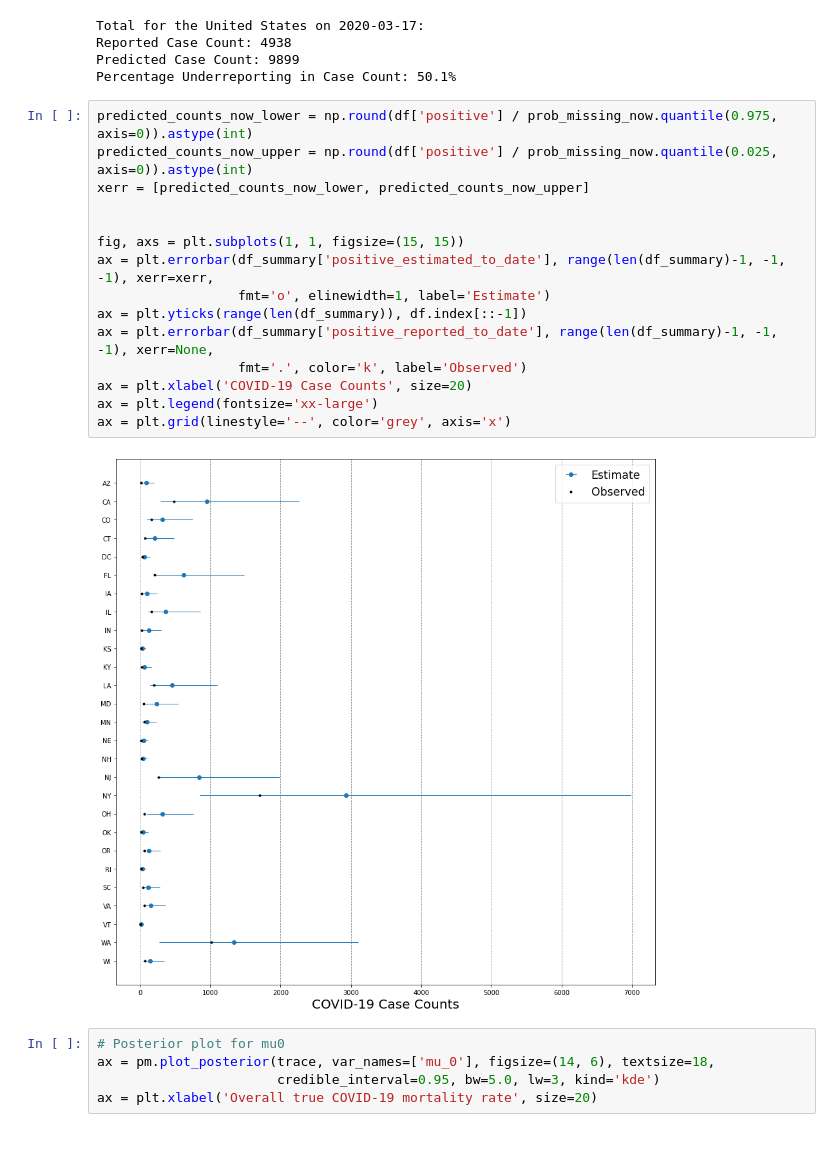
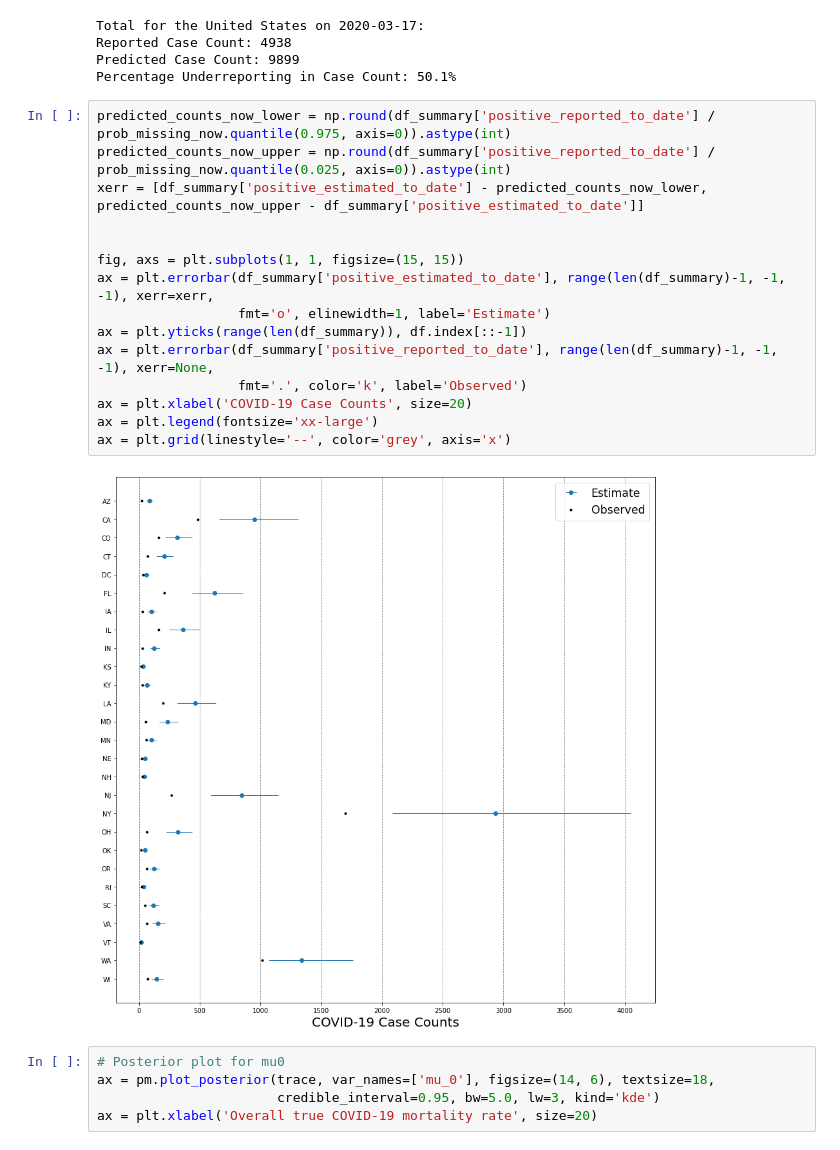
Before and after one commit to jwrichar/COVID19-mortality, a Jupyter notebook: State-wise Unreported COVID-19 Cases in the U.S..ipynb, the cells around one changed output. Cells and saved outputs as stored; diff of their text form.

Commit message:
Bug fix in xerr array

```diff
--- a/State-wise Unreported COVID-19 Cases in the U.S..ipynb
+++ b/State-wise Unreported COVID-19 Cases in the U.S..ipynb
@@ -164,22 +164,22 @@ Reported Case Count: 4938
 Predicted Case Count: 9899
 Percentage Underreporting in Case Count: 50.1%
 # %%
-predicted_counts_now_lower = np.round(df['positive'] / prob_missing_now.quantile(0.975, axis=0)).astype(int)
-predicted_counts_now_upper = np.round(df['positive'] / prob_missing_now.quantile(0.025, axis=0)).astype(int)
-xerr = [predicted_counts_now_lower, predicted_counts_now_upper]
+predicted_counts_now_lower = np.round(df_summary['positive_reported_to_date'] / prob_missing_now.quantile(0.975, axis=0)).astype(int)
+predicted_counts_now_upper = np.round(df_summary['positive_reported_to_date'] / prob_missing_now.quantile(0.025, axis=0)).astype(int)
+xerr = [df_summary['positive_estimated_to_date'] - predicted_counts_now_lower, predicted_counts_now_upper - df_summary['positive_estimated_to_date']]
 
 
 fig, axs = plt.subplots(1, 1, figsize=(15, 15))
 ax = plt.errorbar(df_summary['positive_estimated_to_date'], range(len(df_summary)-1, -1, -1), xerr=xerr,
                   fmt='o', elinewidth=1, label='Estimate')
 ax = plt.yticks(range(len(df_summary)), df.index[::-1])
 ax = plt.errorbar(df_summary['positive_reported_to_date'], range(len(df_summary)-1, -1, -1), xerr=None,
                   fmt='.', color='k', label='Observed')
 ax = plt.xlabel('COVID-19 Case Counts', size=20)
 ax = plt.legend(fontsize='xx-large')
 ax = plt.grid(linestyle='--', color='grey', axis='x')
 # %% [output]
-[figure, old version]
+[figure, new version]
 # %%
 # Posterior plot for mu0
 ax = pm.plot_posterior(trace, var_names=['mu_0'], figsize=(14, 6), textsize=18,
```
